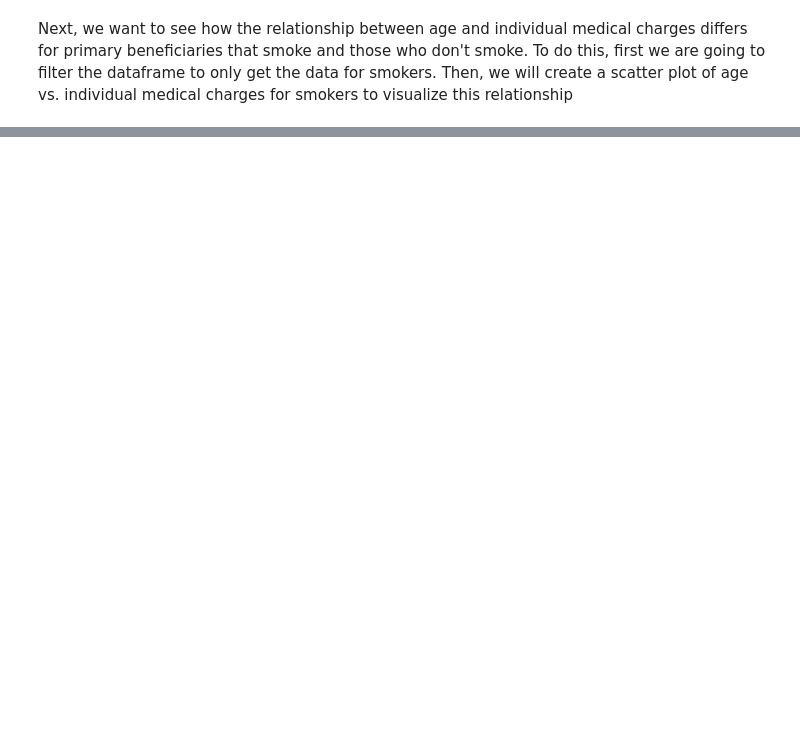
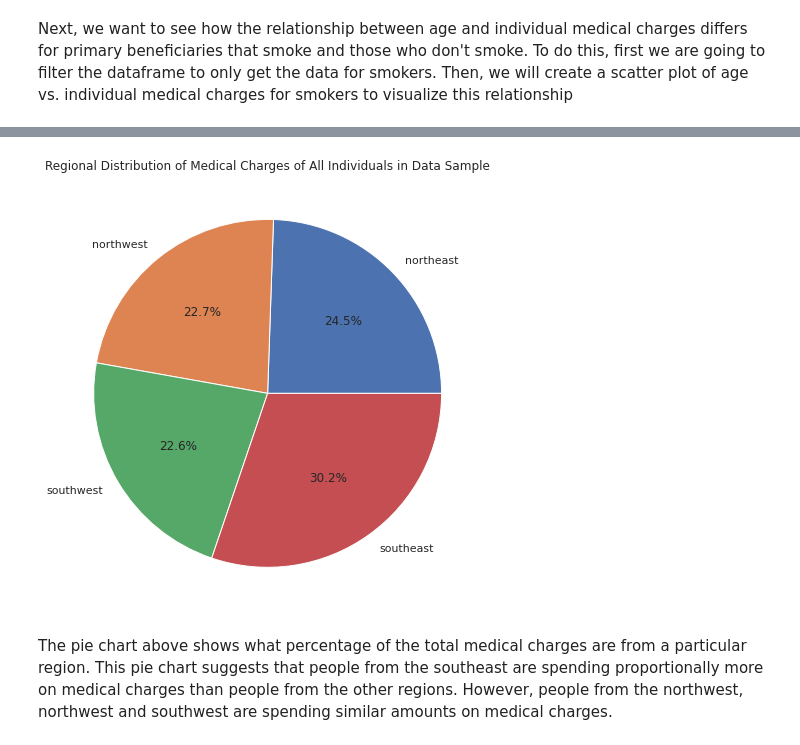
Before and after one commit to ashwittha/ashwittha.github.io, a Jupyter notebook: This is the Jupyter Notebook.ipynb, the cells around one changed output, grey strips where cells are left out. Saved outputs shown, nothing was run; the diff lists cells and outputs as text; code cells hidden in the pictures; blank space fills up the shorter version.

```diff
--- a/This is the Jupyter Notebook.ipynb
+++ b/This is the Jupyter Notebook.ipynb
@@ -102,0 +103,37 @@ Next, we want to visualize how the primary beneficiary's residential region affe
+# %%
+import numpy as np
+import pandas as pd
+import matplotlib.pyplot as plt
+import seaborn as sns
+import sklearn
+from sklearn.linear_model import LinearRegression
+import statsmodels.api as sm
+
+dict = {'region': ["northeast", "northwest", "southwest", "southeast"],
+        'total_charges': [0, 0, 0, 0]}
+
+new_df = pd.DataFrame(dict)
+
+for index, row in df.iterrows():
+    if row['region'] == 'northeast':
+        new_df.loc[0, 'total_charges'] = new_df.loc[0, 'total_charges'] + row['charges']
+
+    elif row['region'] == 'northwest':
+        new_df.loc[1, 'total_charges'] = new_df.loc[1, 'total_charges'] + row['charges']
+
+    elif row['region'] == 'southwest':
+        new_df.loc[2, 'total_charges'] = new_df.loc[2, 'total_charges'] + row['charges']
+
+    else:
+        new_df.loc[3, 'total_charges'] = new_df.loc[3, 'total_charges'] + row['charges']
+
+new_df
+
+plt.figure(figsize=(8,8))
+plt.title('Regional Distribution of Medical Charges of All Individuals in Data Sample')
+plt.pie(new_df.total_charges, labels = new_df.region, autopct ='%1.1f%%')
+plt.show()
+# %% [output]
+[figure, added]
+# %% [markdown]
+The pie chart above shows what percentage of the total medical charges are from a particular region. This pie chart suggests that people from the southeast are spending proportionally more on medical charges than people from the other regions. However, people from the northwest, northwest and southwest are spending similar amounts on medical charges.
```
Also changed, not shown: parts of 12 cells of this notebook.
